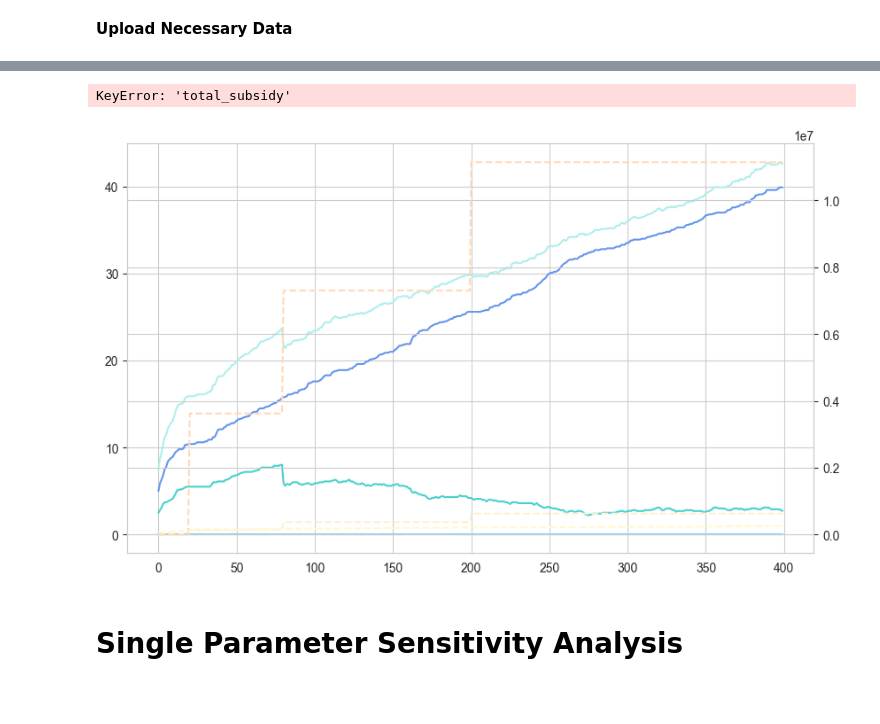
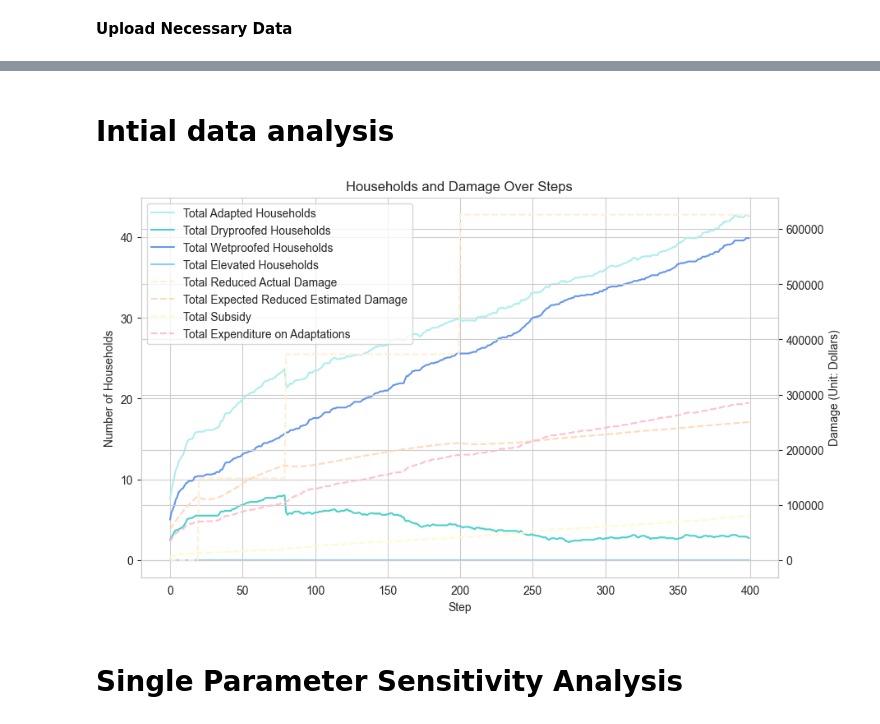
Before and after one commit to ctezgec/abm, a Jupyter notebook: model/analysis_sensitivity.ipynb, the cells around one changed output, grey strips where cells are left out. Cells and saved outputs as stored; diff of their text form; code cells hidden in the pictures; blank space fills up the shorter version.

Commit message:
results update

```diff
--- a/model/analysis_sensitivity.ipynb
+++ b/model/analysis_sensitivity.ipynb
@@ -13,9 +13,9 @@ from matplotlib.lines import Line2D
 **Upload Necessary Data**
 # %%
 # upload the data with the following code
-model_dataframe_initial = pd.read_csv(f"../result_1/{'model_results_no_subsidy'}.csv")
+# model_dataframe_initial = pd.read_csv(f"../result_sensitivity/{'model_results_initial'}.csv")
 
-model_dataframe_income_threshold = pd.read_csv(f"../result_1/{'model_sensitivity_results_income_threshold'}.csv")
-model_dataframe_saving_threshold = pd.read_csv(f"../result_1/{'model_sensitivity_results_saving_threshold'}.csv")
-model_dataframe_subsidy_rate = pd.read_csv(f"../result_1/{'model_sensitivity_results_subsidy_rate'}.csv")
-model_dataframe_flood_prob = pd.read_csv(f"../result_1/{'model_sensitivity_results_flood_prob'}.csv")
+model_dataframe_income_threshold = pd.read_csv(f"../result_sensitivity/{'model_sensitivity_results_income_threshold'}.csv")
+model_dataframe_saving_threshold = pd.read_csv(f"../result_sensitivity/{'model_sensitivity_results_saving_threshold'}.csv")
+model_dataframe_subsidy_rate = pd.read_csv(f"../result_sensitivity/{'model_sensitivity_results_subsidy_rate'}.csv")
+model_dataframe_flood_prob = pd.read_csv(f"../result_sensitivity/{'model_sensitivity_results_flood_prob'}.csv")
@@ -64,5 +22,6 @@ plt.show()
+# %% [markdown]
+# **Intial data analysis**
 # %%
-
 def create_dual_axis_line_chart(dataframe, left_y_data, right_y_data, warm_colors, cold_colors, title):
     fig, ax1 = plt.subplots(figsize=(10, 6))
     ax2 = ax1.twinx()
@@ -78,7 +37,7 @@ def create_dual_axis_line_chart(dataframe, left_y_data, right_y_data, warm_color
     # Add labels and title
     ax1.set_xlabel('Step')
     ax1.set_ylabel('Number of Households')
-    ax2.set_ylabel('Dollars')
+    ax2.set_ylabel('Damage (Unit: Dollars)')
     plt.title(title)
 
     # Show the legends
@@ -87,35 +46,35 @@ def create_dual_axis_line_chart(dataframe, left_y_data, right_y_data, warm_color
     lines = lines_1 + lines_2
     labels = labels_1 + labels_2
     plt.legend(lines, labels)
 
     # Show the grid and display the chart
     ax1.grid(True)
     plt.show()
 
 # Define warm and cold colors
-warm_colors = ['PapayaWhip', 'PeachPuff', 'LemonChiffon', 'Pink']
+warm_colors = ['PapayaWhip', 'PeachPuff', 'LemonChiffon', 'Pink', 'LightSalmon']
 cold_colors = ['PaleTurquoise', 'MediumTurquoise', 'CornflowerBlue', 'LightSkyBlue']
 
 # Define data for each axis
 left_y_data = [
     ('total_adapted_households', 'Total Adapted Households'),
     ('total_dryproofed_households', 'Total Dryproofed Households'),
     ('total_wetproofed_households', 'Total Wetproofed Households'),
     ('total_elevated_households', 'Total Elevated Households')
 ]
 
 right_y_data = [
     ('total_reduced_actual_damage', 'Total Reduced Actual Damage'),
-    ('total_actual_damage', 'Total Actual Damage'),
+    #('total_actual_damage', 'Total Actual Damage'),
     ('total_expected_reduced_estimated_damage', 'Total Expected Reduced Estimated Damage'),
-    ('total_subsidy', 'Total Subsidy')
+    ('total_subsidy', 'Total Subsidy'),
+    ('total_expenditure_on_adaptations', 'Total Expenditure on Adaptations')
 ]
 
 # Prepare your dataframe
 grouped_data = model_dataframe_initial.groupby('Step').agg('mean').reset_index()
 
 # Call the function to create the plot
 create_dual_axis_line_chart(grouped_data, left_y_data, right_y_data, warm_colors, cold_colors, 'Households and Damage Over Steps')
 # %% [output]
-KeyError: 'total_subsidy'
-[figure, old version]
+[figure, new version]
```
Also changed, not shown: parts of 7 cells of this notebook, 1 other file.
